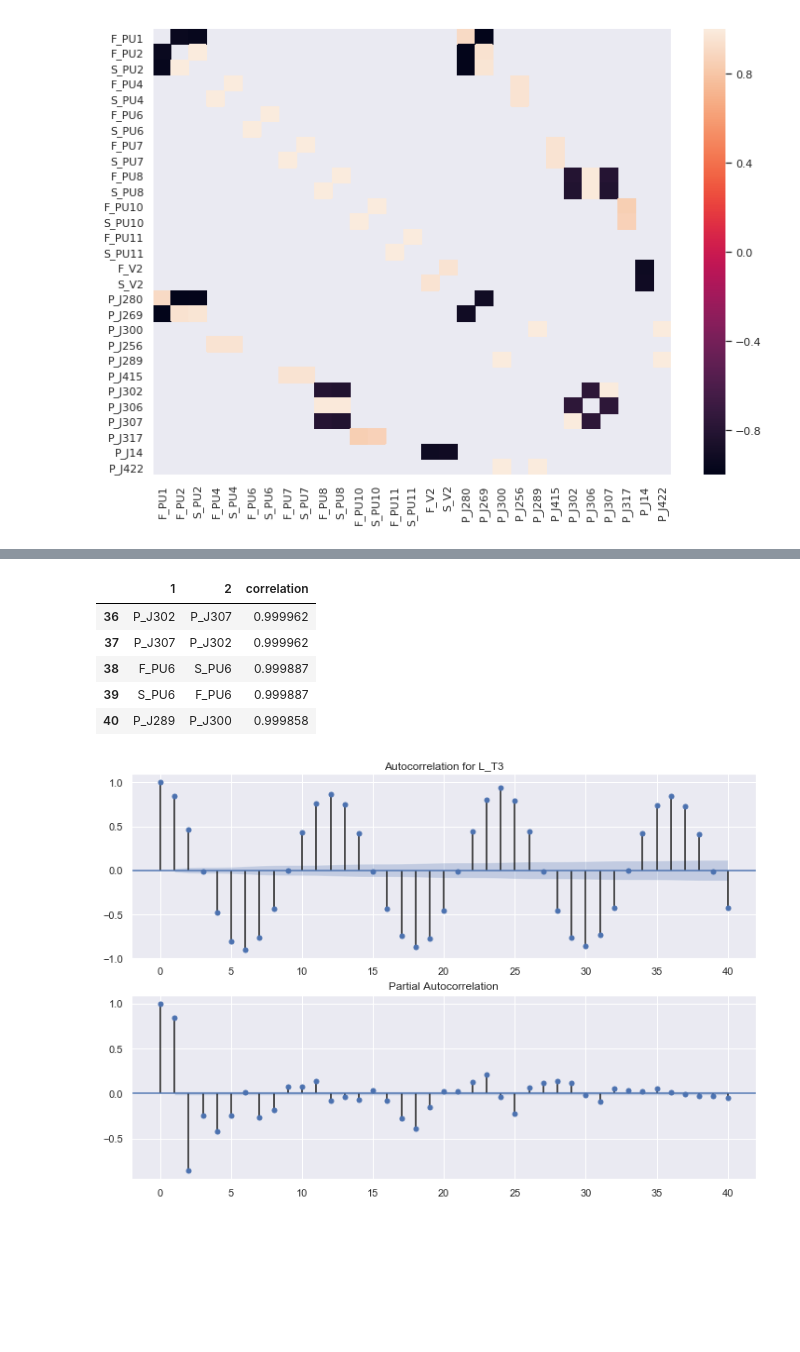
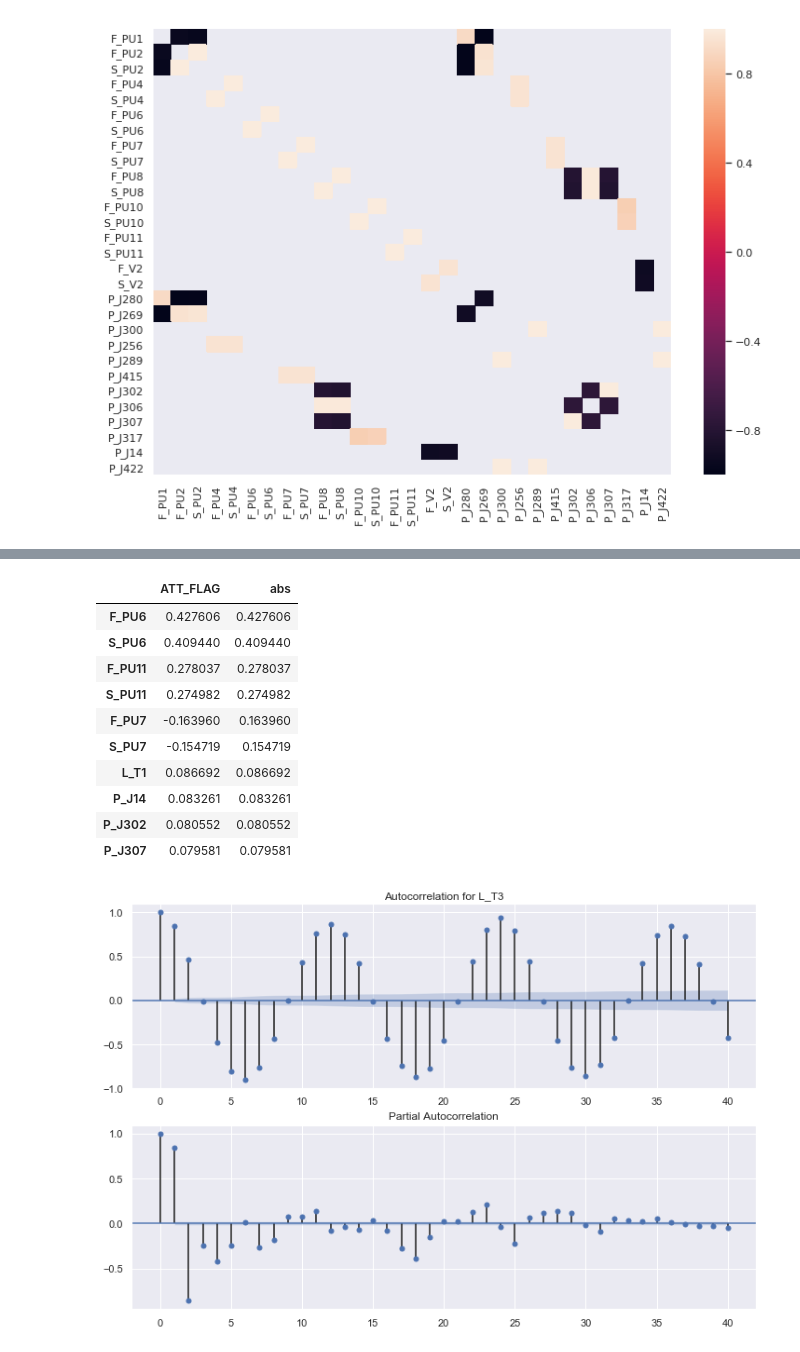
Before and after one commit to sebastiaansch/CDALab2, a Jupyter notebook: Assignment/FamiliarizationTask.ipynb, the cells around one changed output, grey strips where cells are left out. Drawn from its saved outputs; the diff is of its cells as text; code cells hidden in the pictures; blank space fills up the shorter version.

```diff
--- a/Assignment/FamiliarizationTask.ipynb
+++ b/Assignment/FamiliarizationTask.ipynb
@@ -83,13 +83,18 @@ sns.barplot(data=att_correlation.reset_index().head(10)[1:], x='index', y='ATT_F
 # %%
 ## Show most correlated signals
-corr.head()
+att_correlation.head(11)[1:]
 # %% [output]
-|  | 1 | 2 | correlation |
-| 36 | P_J302 | P_J307 | 0.999962 |
-| 37 | P_J307 | P_J302 | 0.999962 |
-| 38 | F_PU6 | S_PU6 | 0.999887 |
-| 39 | S_PU6 | F_PU6 | 0.999887 |
-| 40 | P_J289 | P_J300 | 0.999858 |
+|  | ATT_FLAG | abs |
+| F_PU6 | 0.427606 | 0.427606 |
+| S_PU6 | 0.409440 | 0.409440 |
+| F_PU11 | 0.278037 | 0.278037 |
+| S_PU11 | 0.274982 | 0.274982 |
+| F_PU7 | -0.163960 | 0.163960 |
+| S_PU7 | -0.154719 | 0.154719 |
+| L_T1 | 0.086692 | 0.086692 |
+| P_J14 | 0.083261 | 0.083261 |
+| P_J302 | 0.080552 | 0.080552 |
+| P_J307 | 0.079581 | 0.079581 |
 # %%
 idx = len(df1) - 1 if len(df1) % 24 else len(df1)
 test = df1[:idx].groupby(df1.index[:idx] // 24).mean()
```
Also changed, not shown: parts of 1 cell of this notebook, 1 other file.
